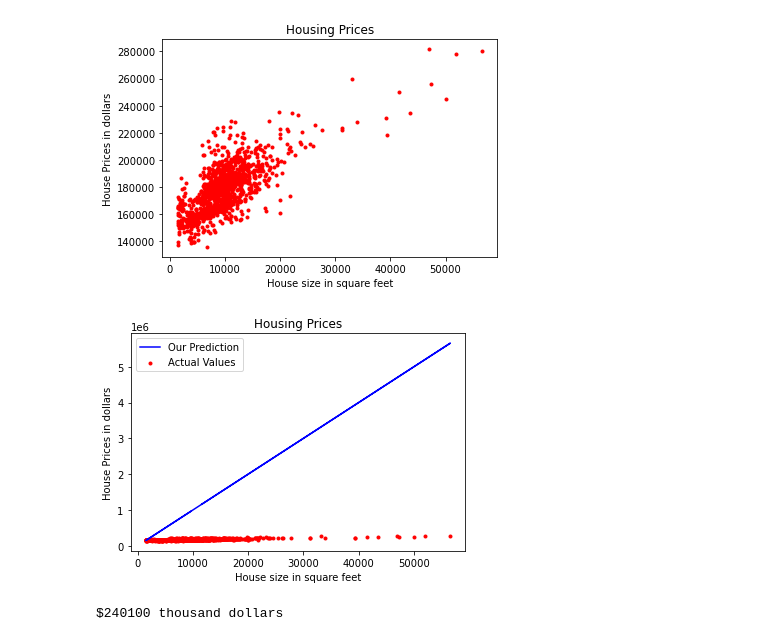
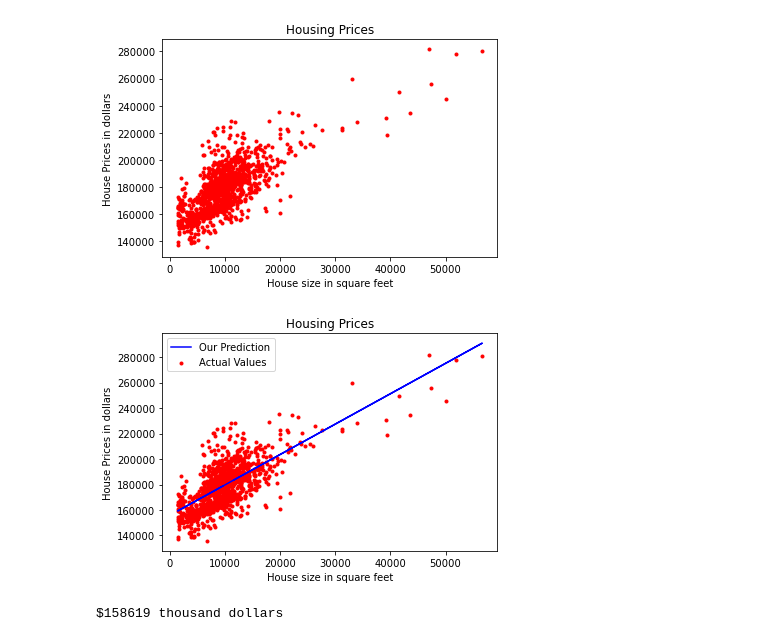
Before and after one commit to josinovmota/LearningMachineLearning, a Jupyter notebook: notebook/LinearRegression.ipynb, the cells around one changed output. Cells and saved outputs as stored; diff of their text form; code cells hidden in the pictures.

```diff
--- a/notebook/LinearRegression.ipynb
+++ b/notebook/LinearRegression.ipynb
@@ -35,34 +35,50 @@ def compute_model_output(x, w, b):
 
     #
     return f_wb
+# %%
+somatorio_x = df.sum()
+somatorio_y = df1.sum()
+n = df.shape[0]
+lista = np.zeros(df.shape[0])
+lista1 = np.zeros(df.shape[0])
+for i in range(df.shape[0]):
+    lista[i] = np.power(df[i], 2)
+    lista1[i] = df[i] * df1[i]
+
+somatorio_x2 = lista.sum()
+somatorio_xy = lista1.sum()
+
+alpha = (n * (somatorio_xy) - somatorio_x * somatorio_y) / (n * somatorio_x2 - np.power(somatorio_x, 2))
+
+beta = (somatorio_y / n) - alpha * (somatorio_x / n)
 # %%
 x_train = df
 y_train = df1
-w = 100
-b = 100
+w = alpha
+b = beta
 
 tmp_f_wb = compute_model_output(x_train, w, b,)
 
 plt.plot(x_train, tmp_f_wb, c='b', label='Our Prediction')
 
 plt.scatter(x_train, y_train, marker='.', c='r', label='Actual Values')
 
 plt.title('Housing Prices')
 
 plt.ylabel('House Prices in dollars')
 
 plt.xlabel('House size in square feet')
 
 plt.legend()
 plt.show()
 # %% [output]
-[figure, old version]
+[figure, new version]
 # %%
-w = 200
-b = 100
+w = alpha
+b = beta
 x_i = 1200
 cost_1200sqft = w * x_i + b
 
 print(f"${cost_1200sqft:.0f} thousand dollars")
 # %% [output]
-$240100 thousand dollars
+$158619 thousand dollars
```
